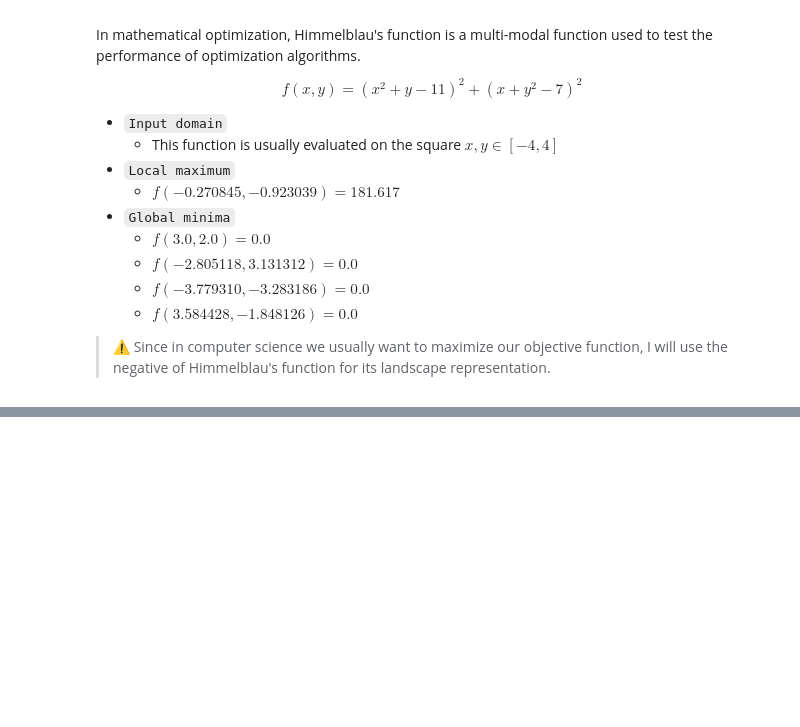
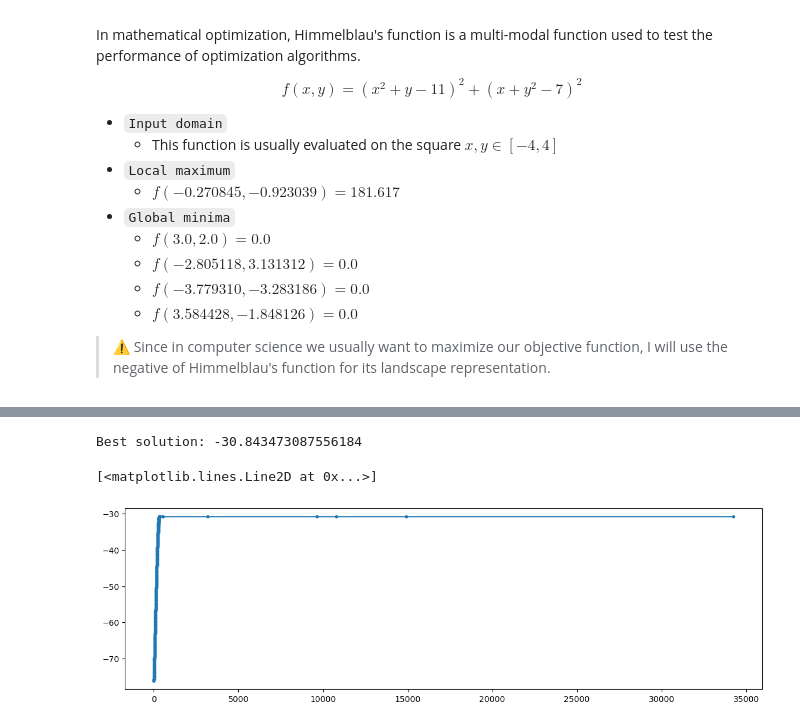
Before and after one commit to NicoloIacobone/Computational_Intelligence, a Jupyter notebook: varie_nico/Single_state.ipynb, the cells around one changed output, grey strips where cells are left out. Cells and saved outputs as stored; diff of their text form; code cells hidden in the pictures; blank space fills up the shorter version.

```diff
--- a/varie_nico/Single_state.ipynb
+++ b/varie_nico/Single_state.ipynb
@@ -447,0 +576,32 @@ fitness:         -0.004221703796906594
+# %%
+np.random.seed(42)
+N_DIM = 4
+# %%
+λ = 20
+σ = 0.001
+
+solution = np.random.random(N_DIM) * 5.12 * 2 - 5.12
+history = list()
+best_so_far = np.copy(solution)
+
+for n in tqdm(range(1_000_000 // λ)):
+    # offspring <- select λ random points mutating the current solution
+    offspring = (
+        np.random.normal(loc=0, scale=σ, size=(λ, N_DIM)) + solution
+    )
+    # evaluarte and select best
+    evals = rastrigin(offspring)
+    solution = offspring[np.argmax(evals)]
+    if rastrigin(best_so_far) < rastrigin(solution):
+        best_so_far = np.copy(solution)
+        history.append((n, rastrigin(solution)))
+
+print(f"Best solution: {rastrigin(best_so_far)}")
+
+history = np.array(history)
+plt.figure(figsize=(14, 4))
+plt.plot(history[:, 0], history[:, 1], marker=".")
+# %% [output]
+Best solution: -30.843473087556184
+[<matplotlib.lines.Line2D at 0x...>]
+[figure, added]
```
Also changed, not shown: parts of 13 cells of this notebook.
